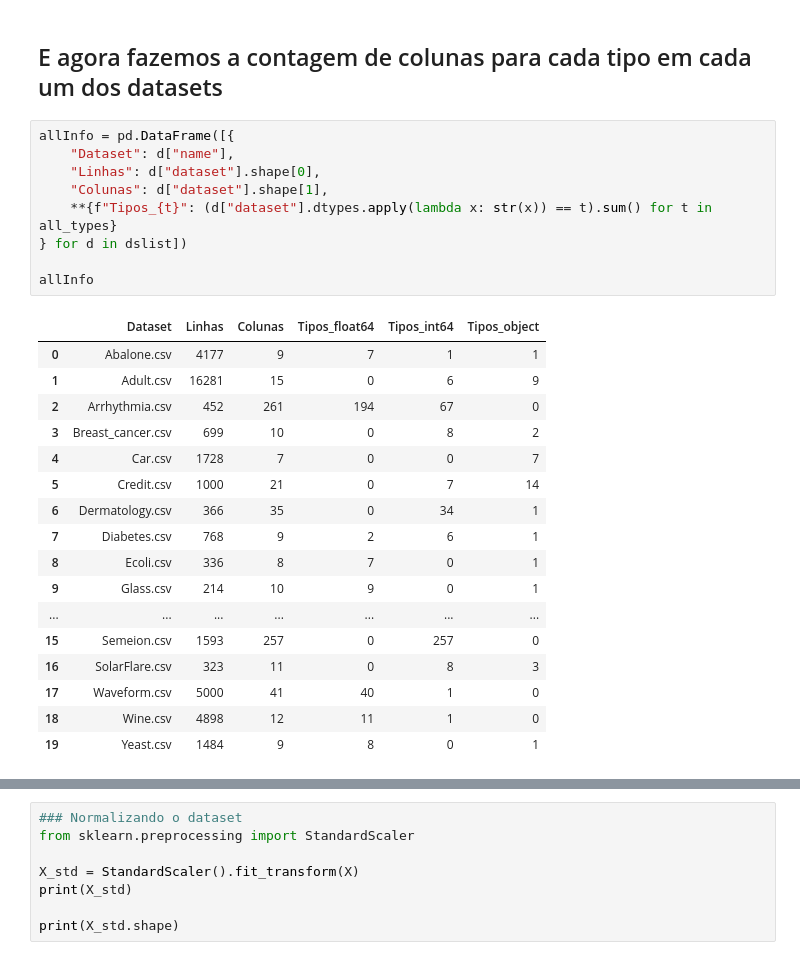
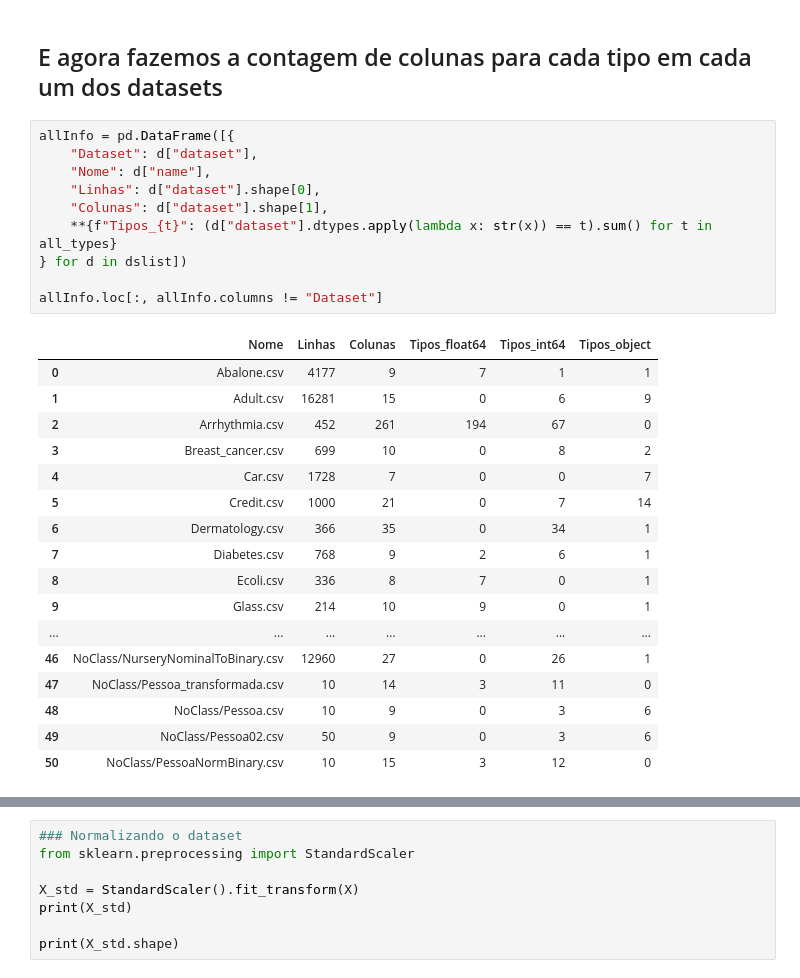
Before and after one commit to gilcesarf/imd3002-202502, a Jupyter notebook: Aula08/exercicio-aula07.ipynb, the cells around one changed output, grey strips where cells are left out. Cells and saved outputs as stored; diff of their text form.

```diff
--- a/Aula08/exercicio-aula07.ipynb
+++ b/Aula08/exercicio-aula07.ipynb
@@ -104,15 +109,16 @@ all_types
 ## E agora fazemos a contagem de colunas para cada tipo em cada um dos datasets
 # %%
 allInfo = pd.DataFrame([{
-    "Dataset": d["name"],
+    "Dataset": d["dataset"],
+    "Nome": d["name"],
     "Linhas": d["dataset"].shape[0],
     "Colunas": d["dataset"].shape[1],
     **{f"Tipos_{t}": (d["dataset"].dtypes.apply(lambda x: str(x)) == t).sum() for t in all_types}
 } for d in dslist])
 
-allInfo
+allInfo.loc[:, allInfo.columns != "Dataset"]
 # %% [output]
-|  | Dataset | Linhas | Colunas | Tipos_float64 | Tipos_int64 | Tipos_object |
+|  | Nome | Linhas | Colunas | Tipos_float64 | Tipos_int64 | Tipos_object |
 | 0 | Abalone.csv | 4177 | 9 | 7 | 1 | 1 |
 | 1 | Adult.csv | 16281 | 15 | 0 | 6 | 9 |
 | 2 | Arrhythmia.csv | 452 | 261 | 194 | 67 | 0 |
@@ -124,9 +130,9 @@ allInfo
 | 8 | Ecoli.csv | 336 | 8 | 7 | 0 | 1 |
 | 9 | Glass.csv | 214 | 10 | 9 | 0 | 1 |
 | ... | ... | ... | ... | ... | ... | ... |
-| 15 | Semeion.csv | 1593 | 257 | 0 | 257 | 0 |
-| 16 | SolarFlare.csv | 323 | 11 | 0 | 8 | 3 |
-| 17 | Waveform.csv | 5000 | 41 | 40 | 1 | 0 |
-| 18 | Wine.csv | 4898 | 12 | 11 | 1 | 0 |
-| 19 | Yeast.csv | 1484 | 9 | 8 | 0 | 1 |
+| 46 | NoClass/NurseryNominalToBinary.csv | 12960 | 27 | 0 | 26 | 1 |
+| 47 | NoClass/Pessoa_transformada.csv | 10 | 14 | 3 | 11 | 0 |
+| 48 | NoClass/Pessoa.csv | 10 | 9 | 0 | 3 | 6 |
+| 49 | NoClass/Pessoa02.csv | 50 | 9 | 0 | 3 | 6 |
+| 50 | NoClass/PessoaNormBinary.csv | 10 | 15 | 3 | 12 | 0 |
 # %% [markdown]
```
Also changed, not shown: parts of 17 cells of this notebook.
